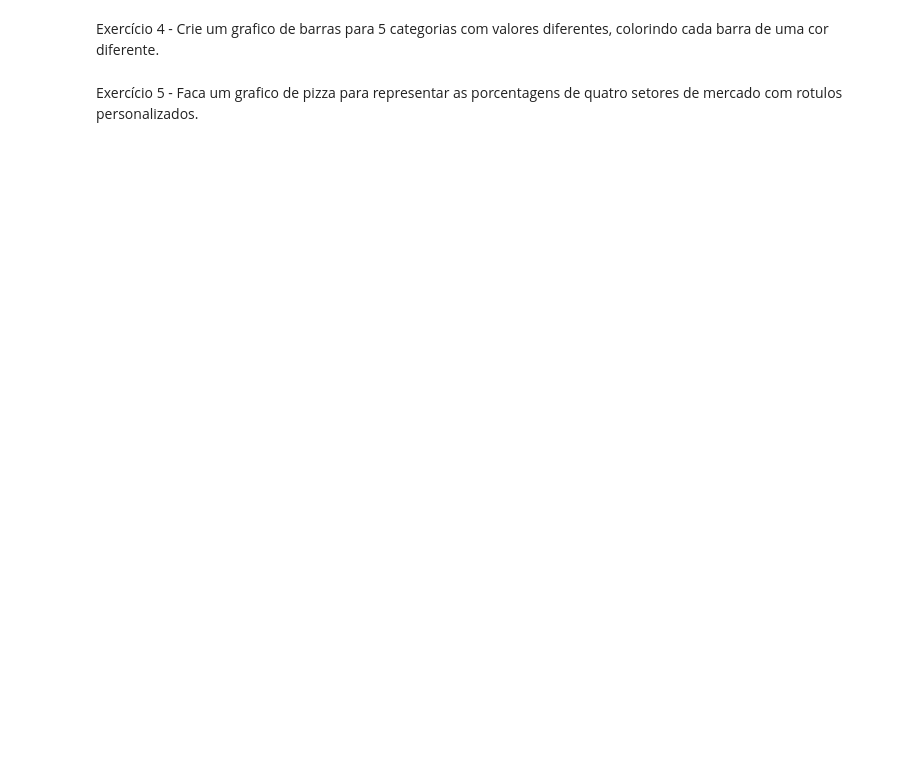
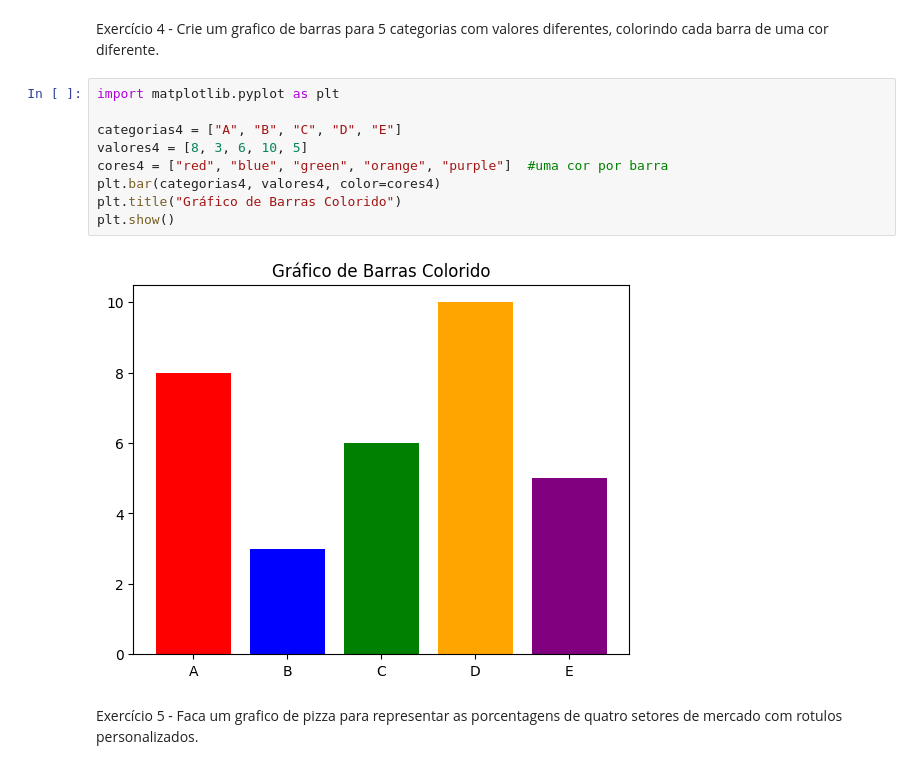
Before and after one commit to 76ersGust/Aula-ia, a Jupyter notebook: Exercícios_Bibliotecas__Python_Gustavopalmeiradejesusjunior_6B_Noturno.ipynb, the cells around one changed output. Saved outputs shown, nothing was run; the diff lists cells and outputs as text; blank space fills up the shorter version.

```diff
--- a/Exercícios_Bibliotecas__Python_Gustavopalmeiradejesusjunior_6B_Noturno.ipynb
+++ b/Exercícios_Bibliotecas__Python_Gustavopalmeiradejesusjunior_6B_Noturno.ipynb
@@ -674,6 +956,17 @@ entre 0 e 100.
 # %% [markdown]
 Exercício 4 - Crie um grafico de barras para 5 categorias com valores diferentes, colorindo
 cada barra de uma cor diferente.
+# %%
+import matplotlib.pyplot as plt
+
+categorias4 = ["A", "B", "C", "D", "E"]
+valores4 = [8, 3, 6, 10, 5]
+cores4 = ["red", "blue", "green", "orange", "purple"]  #uma cor por barra
+plt.bar(categorias4, valores4, color=cores4)
+plt.title("Gráfico de Barras Colorido")
+plt.show()
+# %% [output]
+[figure, added]
 # %% [markdown]
 Exercício 5 - Faca um grafico de pizza para representar as porcentagens de quatro setores
 de mercado com rotulos personalizados.
```
Also changed, not shown: parts of 67 cells of this notebook.
